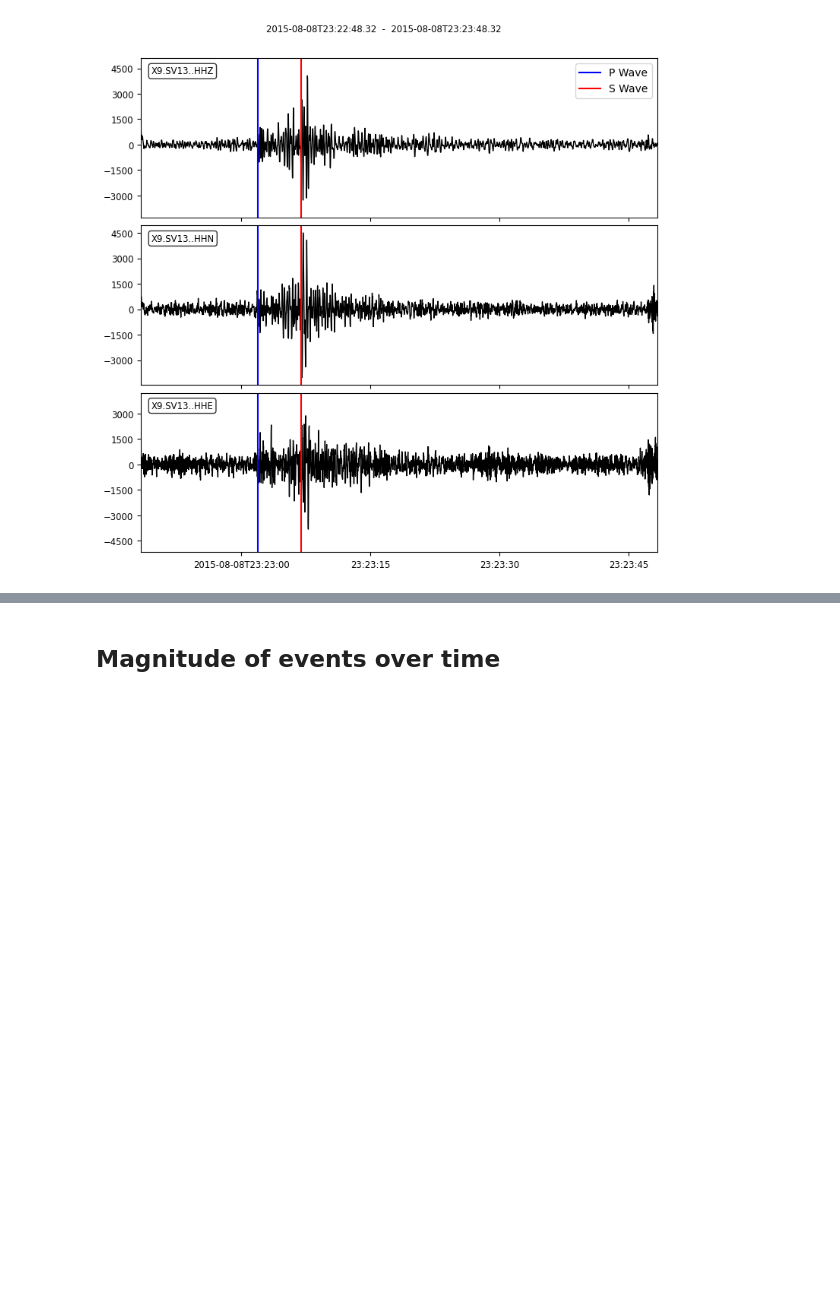
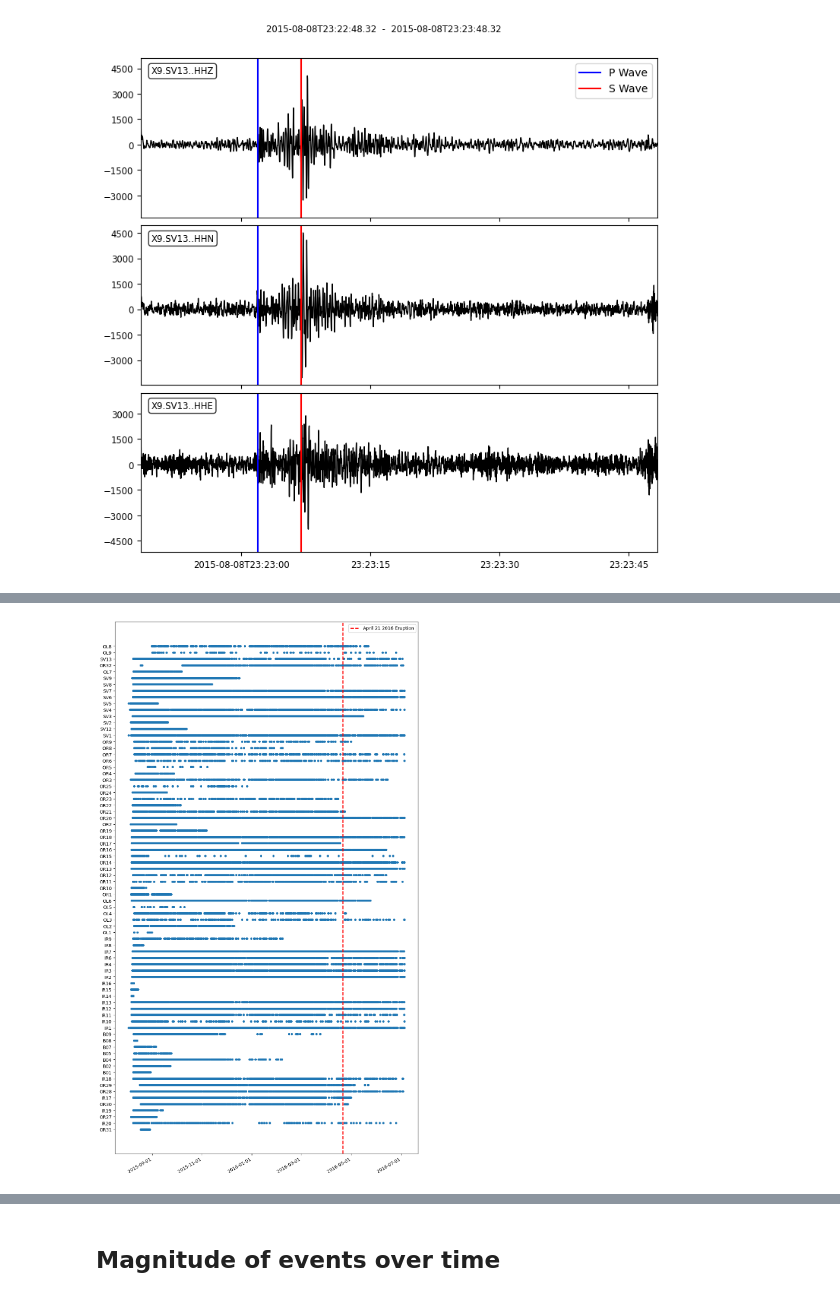
Before and after one commit to Mpinaz/Thesis, a Jupyter notebook: Tesi.ipynb, the cells around one changed output, grey strips where cells are left out. Drawn from its saved outputs; the diff is of its cells as text; code cells hidden in the pictures; blank space fills up the shorter version.

```diff
--- a/Tesi.ipynb
+++ b/Tesi.ipynb
@@ -380,0 +353,26 @@ Converting to PeriodArray/Index representation will drop timezone information.
+# %%
+Eventi = catalog.index.tolist()
+date = {ev: catalog.loc[ev, "time"] for ev in Eventi}
+stazioni = list(coordinates_for_station.keys())
+
+fig, ax = plt.subplots(figsize=(12, 24))
+
+
+for i, staz in enumerate(stazioni):
+    xs = [catalog.loc[ev, "time"] for ev in Eventi if staz in list(stations_for_event[ev].keys())]
+    ax.plot(xs, [i]*len(xs), "o", color="C0", ms=4)
+
+
+ax.axvline(pd.Timestamp("2016-04-21"), linestyle="--", linewidth=2, color="red", label = "April 21 2016 Eruption")
+
+ax.set_yticks(range(len(stazioni)))
+ax.set_yticklabels(stazioni)
+ax.xaxis.set_major_formatter(mdates.DateFormatter("%Y-%m-%d"))
+
+ax.legend()
+fig.autofmt_xdate()
+plt.savefig("Stazioni per evento.png")
+
+plt.show()
+# %% [output]
+[figure, added]
```
Also changed, not shown: parts of 27 cells of this notebook.
